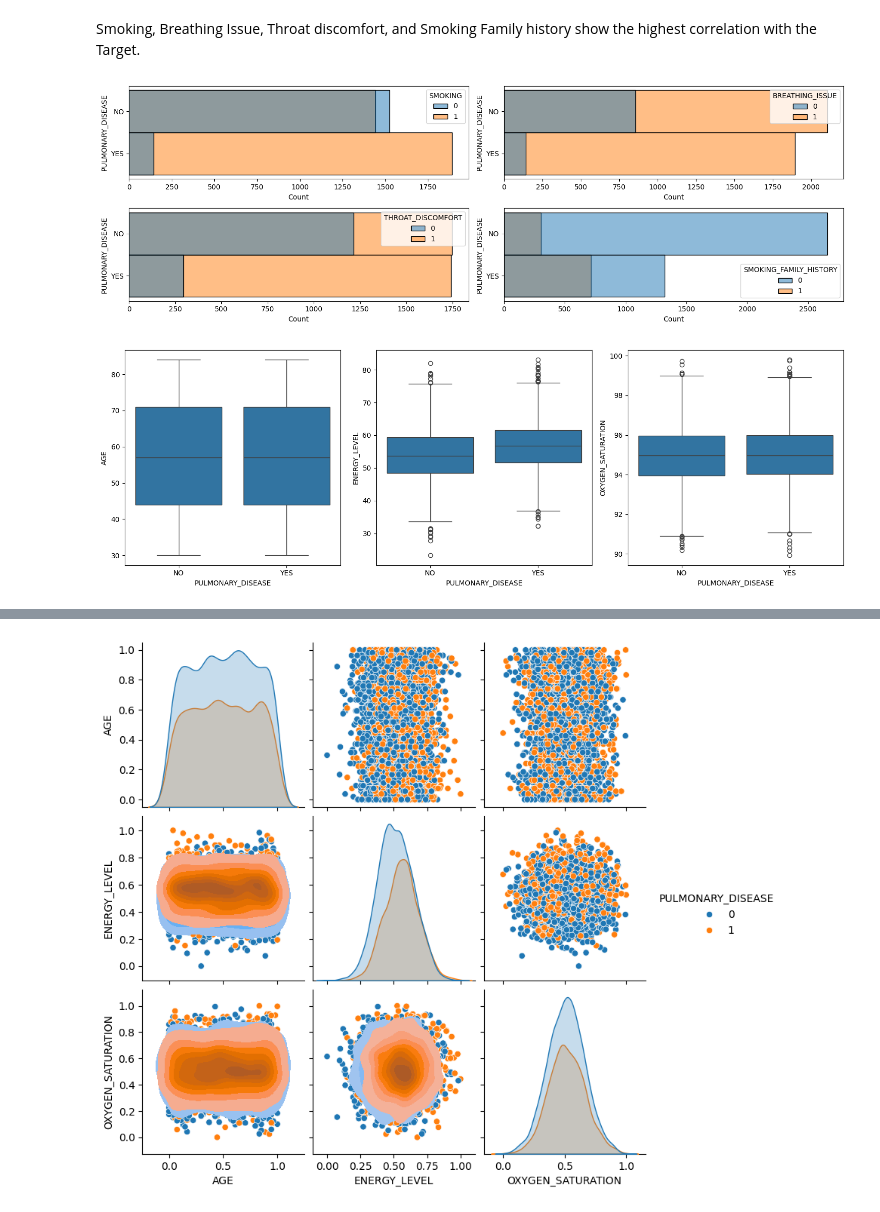
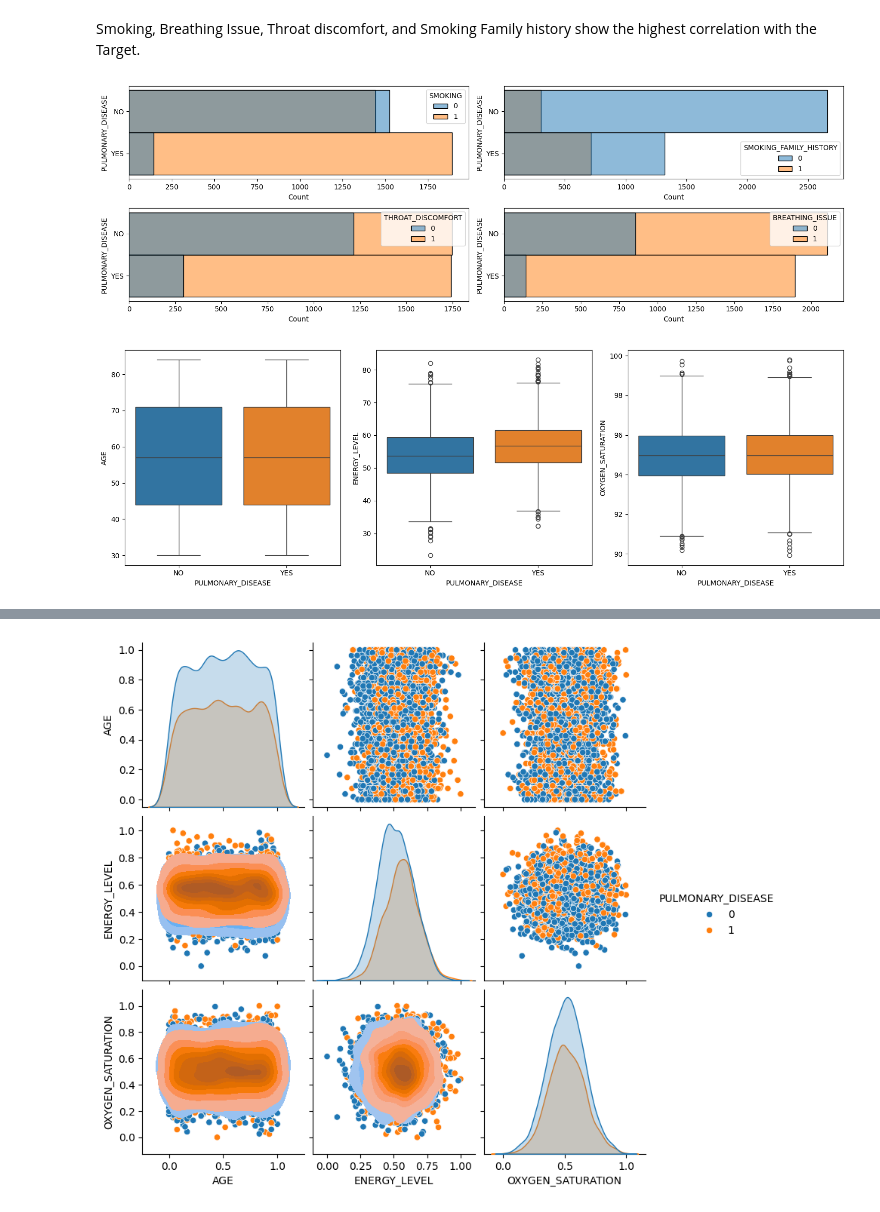
Before and after one commit to chieri7/Machine-Learning-Final-Code, a Jupyter notebook: Machine_Learning_Final_Code.ipynb, the cells around one changed output, grey strips where cells are left out. Cells and saved outputs as stored; diff of their text form; code cells hidden in the pictures.

```diff
--- a/Machine_Learning_Final_Code.ipynb
+++ b/Machine_Learning_Final_Code.ipynb
@@ -119,27 +128,27 @@ Smoking, Breathing Issue, Throat discomfort, and Smoking Family history show the
 # %%
 fig, axes = plt.subplots(2, 2, figsize=(15, 5))
 sns.histplot(hue= df['SMOKING'],y =df['PULMONARY_DISEASE'],ax=axes[0][0])
 
-sns.histplot(hue= df['BREATHING_ISSUE'],y= df['PULMONARY_DISEASE'],ax=axes[0][1])
+sns.histplot(hue= df['SMOKING_FAMILY_HISTORY'],y =df['PULMONARY_DISEASE'],ax=axes[0][1])
 
 sns.histplot(hue= df['THROAT_DISCOMFORT'],y =df['PULMONARY_DISEASE'],ax=axes[1][0])
 
-sns.histplot(hue= df['SMOKING_FAMILY_HISTORY'],y =df['PULMONARY_DISEASE'],ax=axes[1][1])
+sns.histplot(hue= df['BREATHING_ISSUE'],y= df['PULMONARY_DISEASE'],ax=axes[1][1])
 
 plt.tight_layout()
 plt.show()
 # %% [output]
-[figure, old version]
+[figure, new version]
 # %%
 fig, axes = plt.subplots(1, 3, figsize=(15, 5))
-sns.boxplot(y= df['AGE'],x =df['PULMONARY_DISEASE'],showfliers=True,ax=axes[0])
 
-sns.boxplot(y= df['ENERGY_LEVEL'],x =df['PULMONARY_DISEASE'],showfliers=True,ax=axes[1])
+sns.boxplot(y= df['AGE'], x=df['PULMONARY_DISEASE'], showfliers=True, ax=axes[0], hue=df['PULMONARY_DISEASE'])
+sns.boxplot(y= df['ENERGY_LEVEL'], x=df['PULMONARY_DISEASE'], showfliers=True, ax=axes[1], hue=df['PULMONARY_DISEASE'])
+sns.boxplot(y= df['OXYGEN_SATURATION'], x=df['PULMONARY_DISEASE'], showfliers=True, ax=axes[2], hue=df['PULMONARY_DISEASE'])
 
-sns.boxplot(y= df['OXYGEN_SATURATION'],x =df['PULMONARY_DISEASE'],showfliers=True,ax=axes[2])
 plt.tight_layout()
 plt.show()
 # %% [output]
-[figure, old version]
+[figure, new version]
 # %%
 def processing(d):
```
Also changed, not shown: parts of 12 cells of this notebook.
